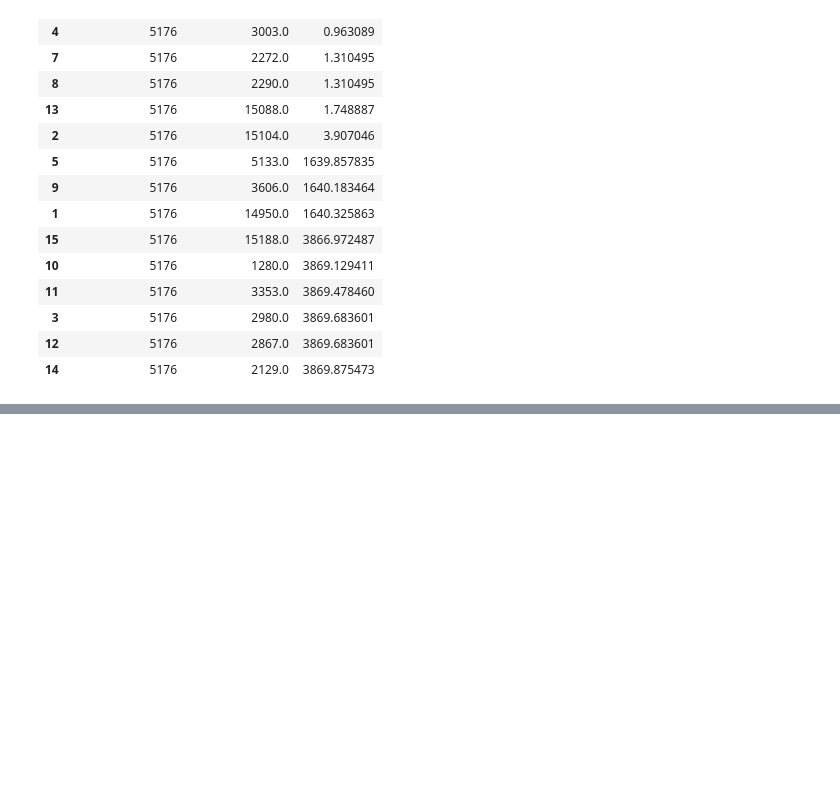
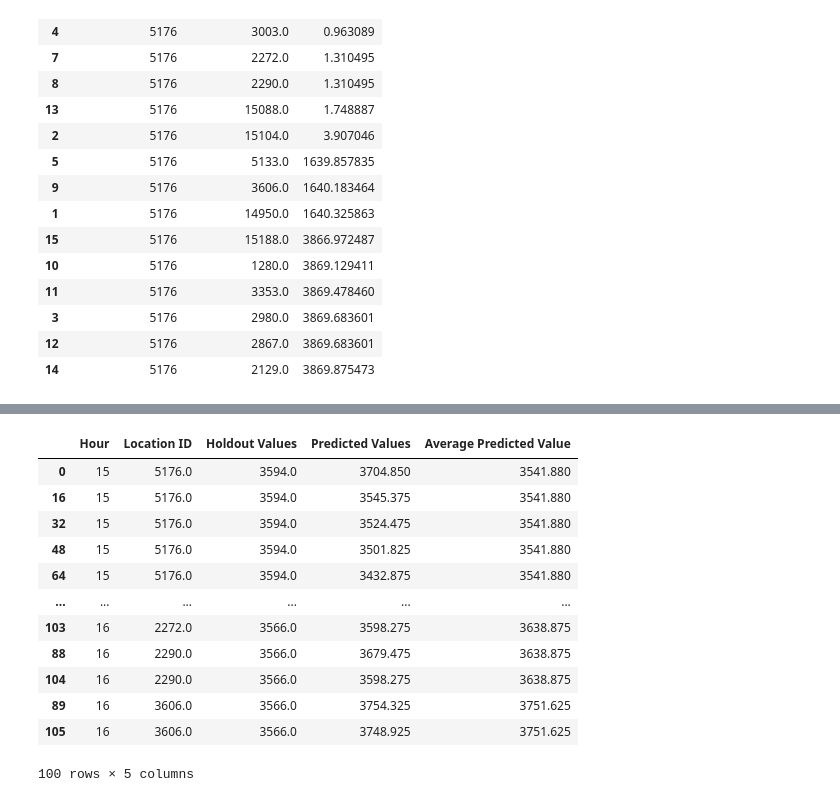
Before and after one commit to jkyxd/ICP_Group3, a Jupyter notebook: ICP Jupyter File.ipynb, the cells around one changed output, grey strips where cells are left out. Drawn from its saved outputs; the diff is of its cells as text; code cells hidden in the pictures; blank space fills up the shorter version.

```diff
--- a/ICP Jupyter File.ipynb
+++ b/ICP Jupyter File.ipynb
@@ -1508,0 +1508,32 @@ Day: 25
+# %%
+import pandas as pd
+
+pd.options.mode.chained_assignment = None
+
+# Create a new DataFrame to store all rows for location_df
+Best_loc_df = pd.DataFrame()
+
+# Loop through each hour
+for hour in df_predictions_per_hour_location['Hour'].unique():
+    print(f"Hour: {hour}")
+
+    # Filter the DataFrame for the current hour
+    hour_df = df_predictions_per_hour_location[df_predictions_per_hour_location['Hour'] == hour]
+
+    # Loop through each location ID
+    for location_id in hour_df['Location ID'].unique():
+        # Filter the DataFrame for the current hour and location ID
+        location_df = hour_df[hour_df['Location ID'] == location_id]
+
+        # Calculate the average predicted value for the current hour and location ID
+        average_predicted_value = location_df['Predicted Values'].mean()
+
+        # Update the location_df with the mean predicted values
+        location_df.loc[:, 'Average Predicted Value'] = average_predicted_value
+
+        # Append the rows for location_df to the all_rows_df DataFrame
+        Best_loc_df = pd.concat([Best_loc_df, location_df])
+
+        print(f"Location ID: {location_id}, Average Predicted Value: {average_predicted_value}")
+
+pd.options.mode.chained_assignment = 'warn'
@@ -1508,0 +1558,16 @@ Day: 25
+# %%
+Best_loc_df.head(100)
+# %% [output]
+|  | Hour | Location ID | Holdout Values | Predicted Values | Average Predicted Value |
+| 0 | 15 | 5176.0 | 3594.0 | 3704.850 | 3541.880 |
+| 16 | 15 | 5176.0 | 3594.0 | 3545.375 | 3541.880 |
+| 32 | 15 | 5176.0 | 3594.0 | 3524.475 | 3541.880 |
+| 48 | 15 | 5176.0 | 3594.0 | 3501.825 | 3541.880 |
+| 64 | 15 | 5176.0 | 3594.0 | 3432.875 | 3541.880 |
+| ... | ... | ... | ... | ... | ... |
+| 103 | 16 | 2272.0 | 3566.0 | 3598.275 | 3638.875 |
+| 88 | 16 | 2290.0 | 3566.0 | 3679.475 | 3638.875 |
+| 104 | 16 | 2290.0 | 3566.0 | 3598.275 | 3638.875 |
+| 89 | 16 | 3606.0 | 3566.0 | 3754.325 | 3751.625 |
+| 105 | 16 | 3606.0 | 3566.0 | 3748.925 | 3751.625 |
+100 rows × 5 columns
```
Also changed, not shown: parts of 7 cells of this notebook.
